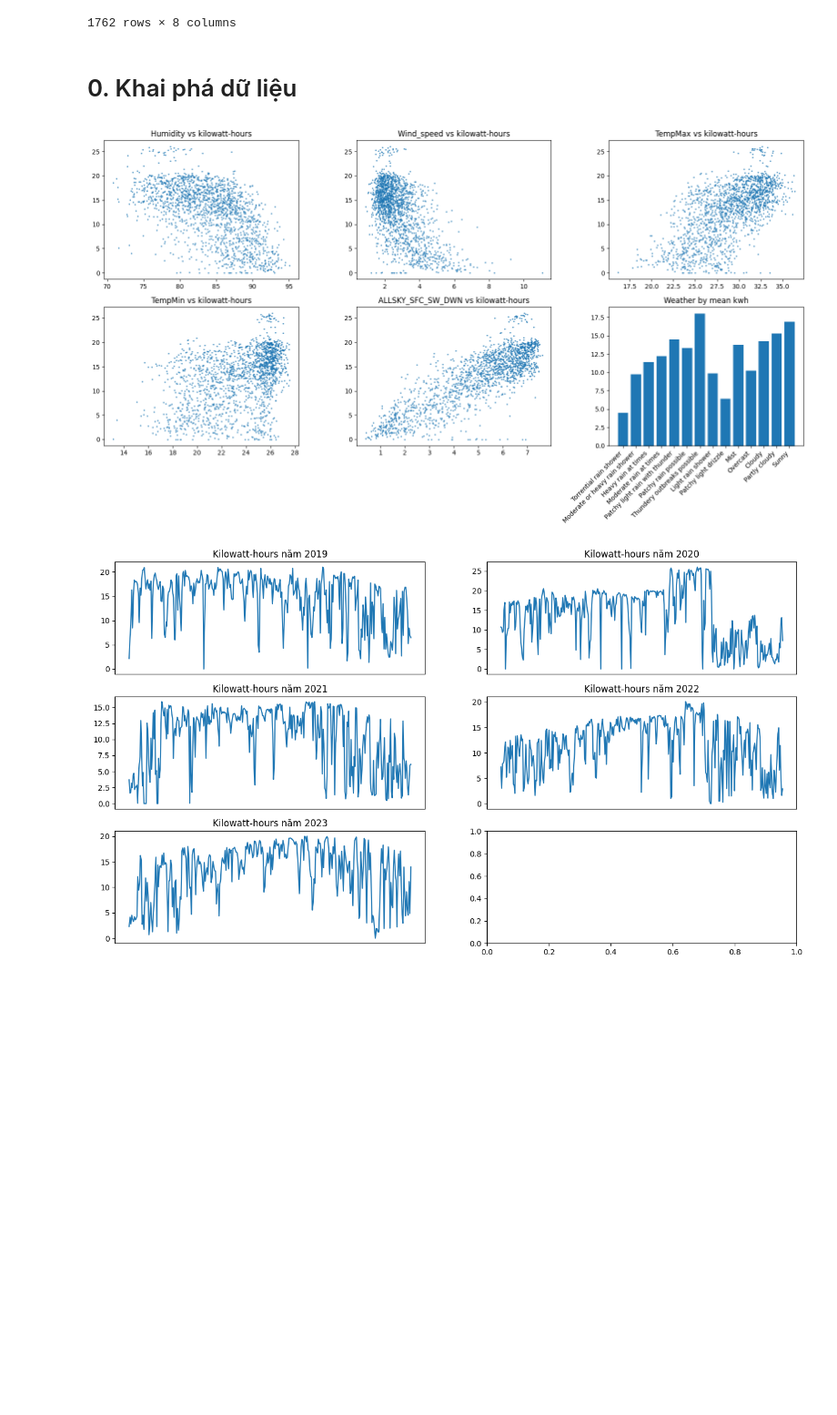
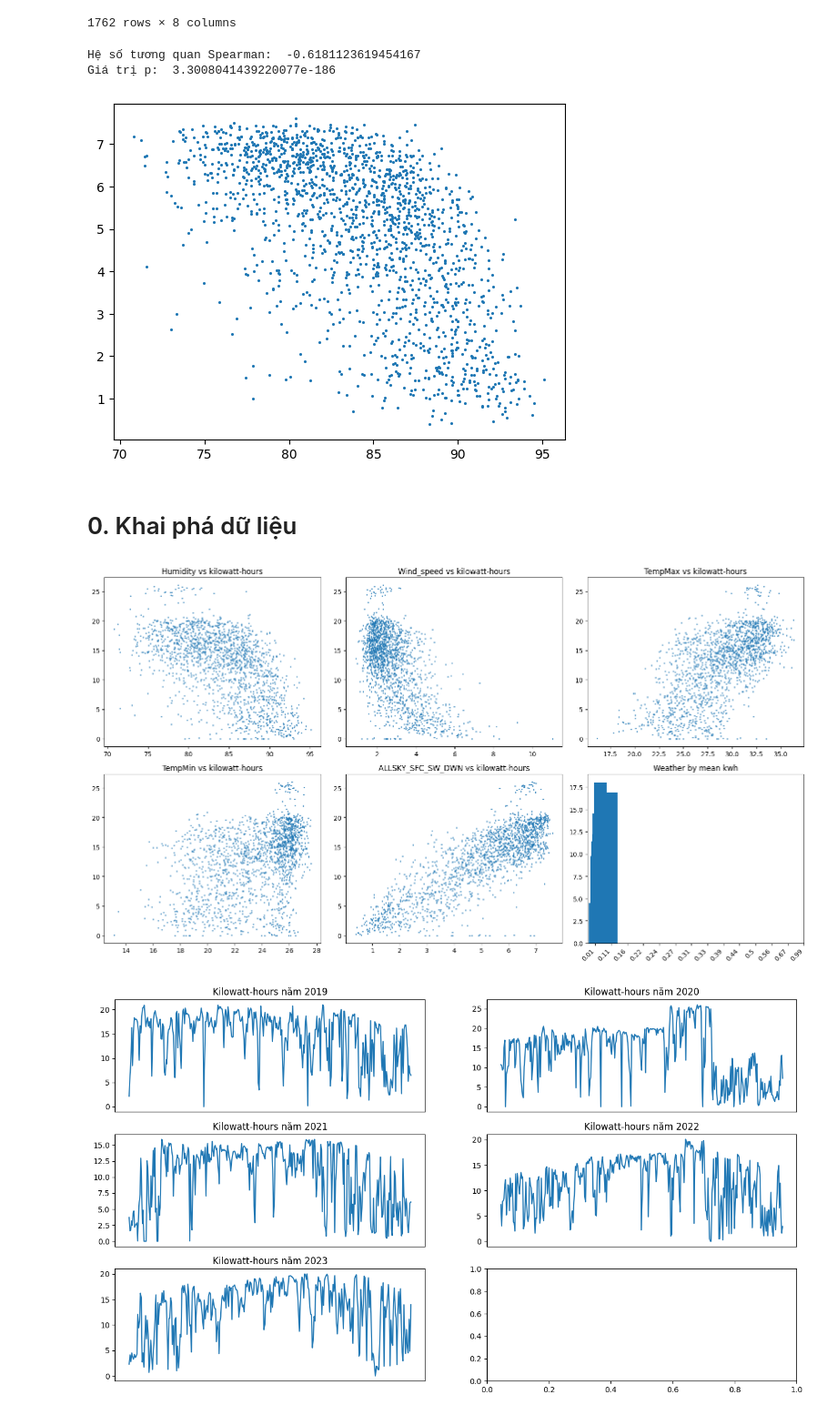
Before and after one commit to Luanho20092002/NCKH_SolarSystem, a Jupyter notebook: main.ipynb, the cells around one changed output. Shown at 91% size. Saved outputs shown, nothing was run; the diff lists cells and outputs as text; code cells hidden in the pictures; blank space fills up the shorter version.

```diff
--- a/main.ipynb
+++ b/main.ipynb
@@ -25,5 +25,25 @@ df
 | 1760 | 13.984 | 2023-11-23 | 22.44 | 26.48 | Light rain shower | 3.73 | 85.31 | 4.98 |
 | 1761 | 13.978 | 2023-11-24 | 21.95 | 25.68 | Patchy rain possible | 3.51 | 81.44 | 4.62 |
 1762 rows × 8 columns
+# %%
+from scipy.stats import spearmanr
+
+# Giả sử X và Y là hai mảng numpy của bạn
+X = df["Humidity"].values
+Y = df["ALLSKY_SFC_SW_DWN"].values
+
+# Tính hệ số tương quan Spearman
+coef, p = spearmanr(X, Y)
+
+print("Hệ số tương quan Spearman: ", coef)
+print("Giá trị p: ", p)
+# %% [output]
+Hệ số tương quan Spearman:  -0.6181123619454167
+Giá trị p:  3.3008041439220077e-186
+# %%
+plt.scatter(df["Humidity"], df["ALLSKY_SFC_SW_DWN"], s=1.5)
+plt.show()
+# %% [output]
+[figure, added]
 # %% [markdown]
 # 0. Khai phá dữ liệu
@@ -36,22 +72,6 @@ for ax in (ax1, ax2, ax3, ax4, ax5):
     c = col.pop()
     ax.scatter(df[c], df['kilowatt-hours'], s=1)
     ax.title.set_text(f"{c} vs kilowatt-hours")
-
-weather = {'Patchy rain possible': 0.27,
-           'Sunny': 0.99,
-           'Moderate rain at times': 0.22,
-           'Overcast': 0.5,
-           'Partly cloudy': 0.67,
-           'Cloudy': 0.56,
-           'Heavy rain at times': 0.16,
-           'Moderate or heavy rain shower': 0.11,
-           'Light rain shower': 0.33,
-           'Mist': 0.44,
-           'Patchy light rain with thunder': 0.24,
-           'Thundery outbreaks possible': 0.31,
-           'Patchy light drizzle': 0.39,
-           'Torrential rain shower': 0.01
-}
 
 df_weather = df.groupby("Weather").agg({"kilowatt-hours": "mean"}).reset_index()
 df_weather["Values"] = df_weather["Weather"].map(weather)
@@ -64,7 +84,7 @@ ax6.title.set_text("Weather by mean kwh")
 plt.tight_layout()
 plt.show()
 # %% [output]
-[figure, old version]
+[figure, new version]
 # %%
 position = [-1, 337, 703, 1068, 1433, 1761]
 fig, axes = plt.subplots(3, 2, figsize=(16, 9))
```
Also changed, not shown: parts of 8 cells of this notebook.
